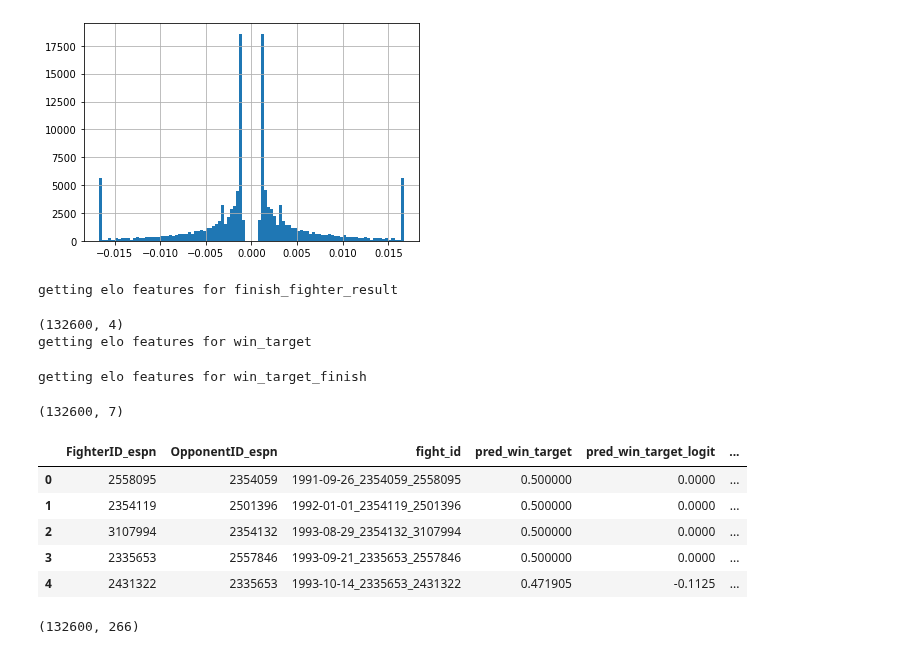
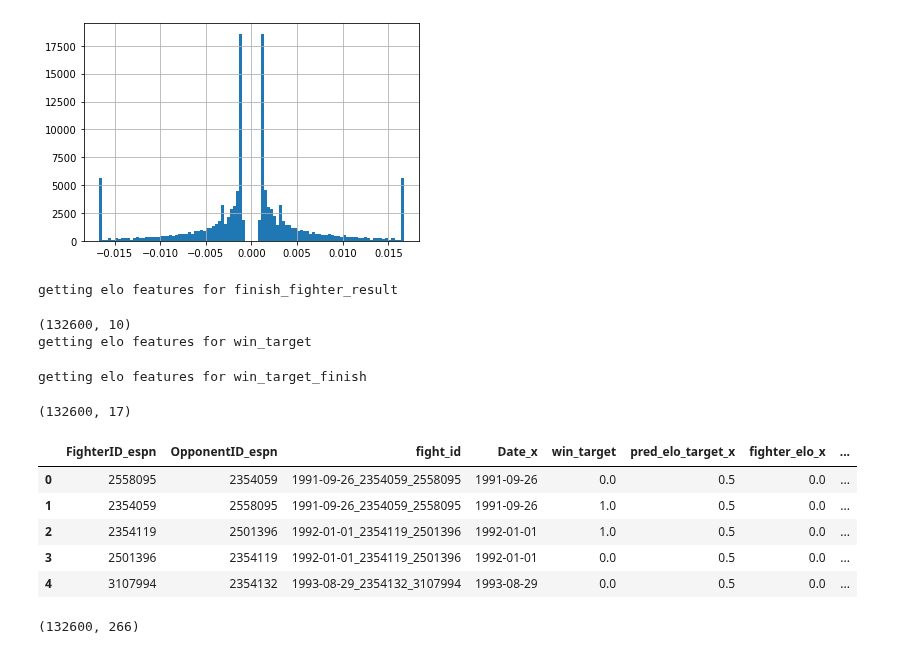
Before and after one commit to John-Curcio/sports, a Jupyter notebook: HACK/2023-04-10_debugging.ipynb, the cells around one changed output. Cells and saved outputs as stored; diff of their text form; code cells hidden in the pictures.

```diff
--- a/HACK/2023-04-10_debugging.ipynb
+++ b/HACK/2023-04-10_debugging.ipynb
@@ -19,8 +19,8 @@ df[["FighterOpen", "OpponentOpen"]] = df[["FighterOpen", "OpponentOpen"]]\
     .astype(float)
 
 # for slightly faster debugging, only use a subset of the data
-sample_fighter_ids = df["FighterID_espn"].sample(500).values
-df = df[df["FighterID_espn"].isin(sample_fighter_ids) | df["OpponentID_espn"].isin(sample_fighter_ids)]
+# sample_fighter_ids = df["FighterID_espn"].sample(500).values
+# df = df[df["FighterID_espn"].isin(sample_fighter_ids) | df["OpponentID_espn"].isin(sample_fighter_ids)]
 
 # each fight has two rows, one for each (FighterID, OpponentID) permutation
 df = df.drop_duplicates(subset=["FighterID_espn", "OpponentID_espn", "fight_id"])
@@ -500,0 +428,7 @@ for _ in range(10):
+# %%
+
+from model.mma_elo_model import RealEloEstimator
+
+elo_estimator = RealEloEstimator(target_col="test_target", alpha=0.5)
+elo_estimator.fit(df)
+elo_estimator.elo_feature_df
@@ -500,0 +600,4 @@ for _ in range(10):
+# %%
+bin_estimator = BinaryEloEstimator(target_col="win_target_finish", alpha=0.5)
+bin_estimator.fit(df)
+bin_estimator.elo_feature_df
@@ -503,7 +629,7 @@ for _ in range(10):
 
 # picking this one because it's null much of the time
 elo_estimator = RealEloEstimator(target_col="test_target", alpha=0.5)
-elo_estimator.fit(df.dropna(subset=["test_target"]).sort_values("Date").reset_index(drop=True))
+elo_estimator.fit(df)#.dropna(subset=["test_target"]).sort_values("Date").reset_index(drop=True))
 elo_estimator.elo_feature_df
 # %% [output]
 |  | fight_id | FighterID_espn | OpponentID_espn | Date | test_target | pred_elo_target | fighter_elo | ... |
@@ -914,7 +1025,7 @@ df["signed_inverse_fight_time"].hist(bins=100)
 <AxesSubplot:>
 [figure]
 # %%
-from model.mma_features import RealEloWrapper
+from model.mma_features import RealEloWrapper, BinaryEloWrapper
 
 real_elo_target_cols = [
 #     "fighter_result_time_left",
@@ -930,43 +1041,43 @@ real_elo_target_cols = [
 ]
 diff_elo_target_cols = [
 ]
 
 binary_elo_target_cols = ["win_target", "win_target_finish"]
 
 elo_alphas = {
-    col: real_elo_alpha
+    col: 0.5
     for col in (real_elo_target_cols + diff_elo_target_cols)
 }
 # elo_alphas["ml_logit_mvmt"] = 0.225
 
 real_ew = RealEloWrapper(elo_alphas=elo_alphas)
 real_elo_feat_df = real_ew.fit_transform_all(df)
 print(real_elo_feat_df.shape)
 real_elo_feat_df.head()
 
 elo_alphas = {
-    col: bin_elo_alpha for col in binary_elo_target_cols
+    col: 0.5 for col in binary_elo_target_cols
 }
 bin_ew = BinaryEloWrapper(elo_alphas=elo_alphas)
 bin_elo_feat_df = bin_ew.fit_transform_all(df)
 print(bin_elo_feat_df.shape)
 bin_elo_feat_df.head()
 # feat_ml_df["log_height_diff"] = np.log(feat_ml_df["imp_height"]) - np.log(feat_ml_df["imp_height_opp"])
 # feat_ml_df["log_age_diff"] = np.log(feat_ml_df["age"]) - np.log(feat_ml_df["age_opp"])
 # feat_ml_df["log_reach_diff"] = np.log(feat_ml_df["imp_reach"]) - np.log(feat_ml_df["imp_reach_opp"])
 # feat_ml_df["log_reach_diff"] = feat_ml_df["log_reach_diff"].fillna(0)
 # %% [output]
 getting elo features for finish_fighter_result
-(132600, 4)
+(132600, 10)
 getting elo features for win_target
 getting elo features for win_target_finish
-(132600, 7)
+(132600, 17)
-|  | FighterID_espn | OpponentID_espn | fight_id | pred_win_target | pred_win_target_logit | ... |
-| 0 | 2558095 | 2354059 | 1991-09-26_2354059_2558095 | 0.500000 | 0.0000 | ... |
-| 1 | 2354119 | 2501396 | 1992-01-01_2354119_2501396 | 0.500000 | 0.0000 | ... |
-| 2 | 3107994 | 2354132 | 1993-08-29_2354132_3107994 | 0.500000 | 0.0000 | ... |
-| 3 | 2335653 | 2557846 | 1993-09-21_2335653_2557846 | 0.500000 | 0.0000 | ... |
-| 4 | 2431322 | 2335653 | 1993-10-14_2335653_2431322 | 0.471905 | -0.1125 | ... |
+|  | FighterID_espn | OpponentID_espn | fight_id | Date_x | win_target | pred_elo_target_x | fighter_elo_x | ... |
+| 0 | 2558095 | 2354059 | 1991-09-26_2354059_2558095 | 1991-09-26 | 0.0 | 0.5 | 0.0 | ... |
+| 1 | 2354059 | 2558095 | 1991-09-26_2354059_2558095 | 1991-09-26 | 1.0 | 0.5 | 0.0 | ... |
+| 2 | 2354119 | 2501396 | 1992-01-01_2354119_2501396 | 1992-01-01 | 1.0 | 0.5 | 0.0 | ... |
+| 3 | 2501396 | 2354119 | 1992-01-01_2354119_2501396 | 1992-01-01 | 0.0 | 0.5 | 0.0 | ... |
+| 4 | 3107994 | 2354132 | 1993-08-29_2354132_3107994 | 1993-08-29 | 0.0 | 0.5 | 0.0 | ... |
 # %%
 elo_feat_df = df.merge(
     pca_elo_feat_df,
```
Also changed, not shown: parts of 30 cells of this notebook.
